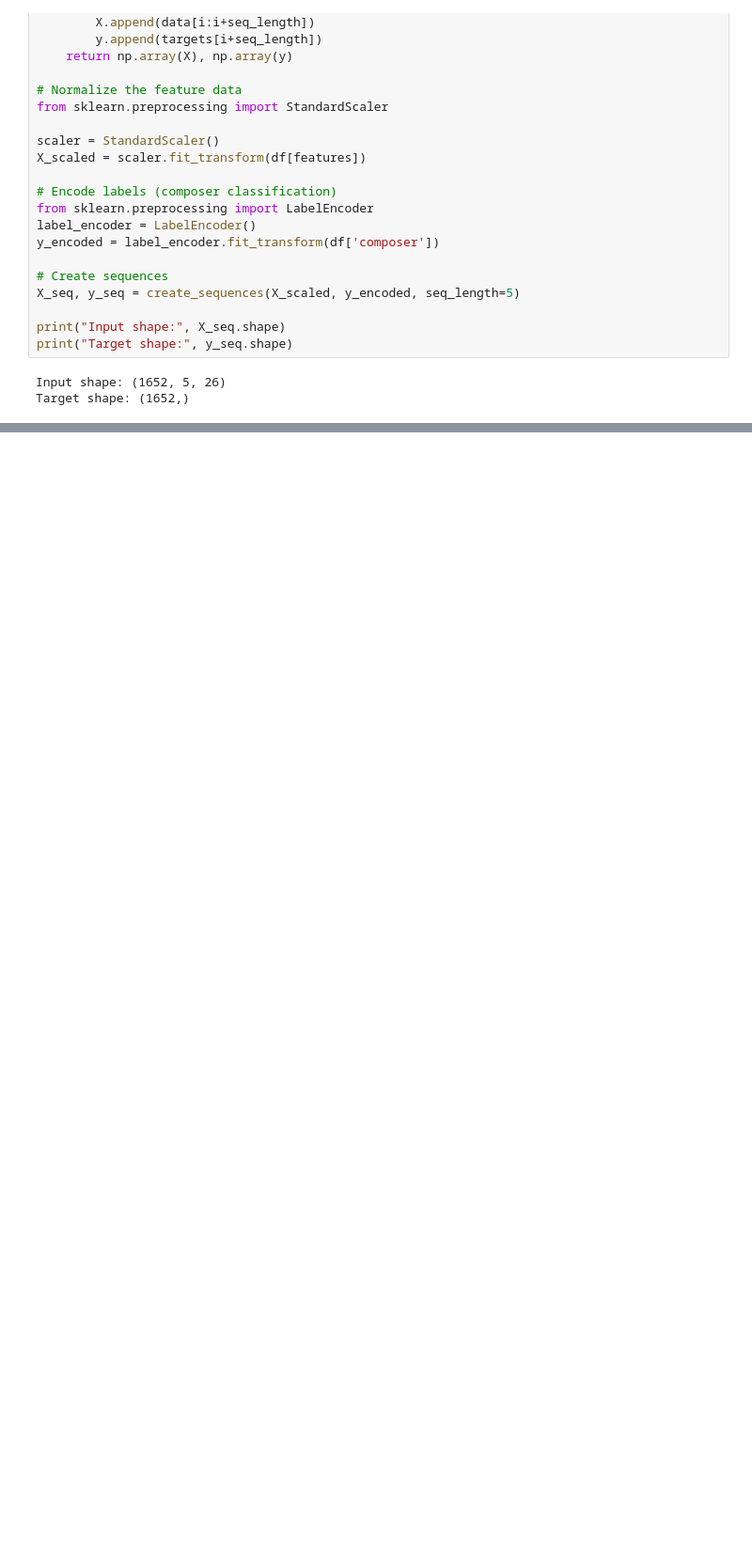
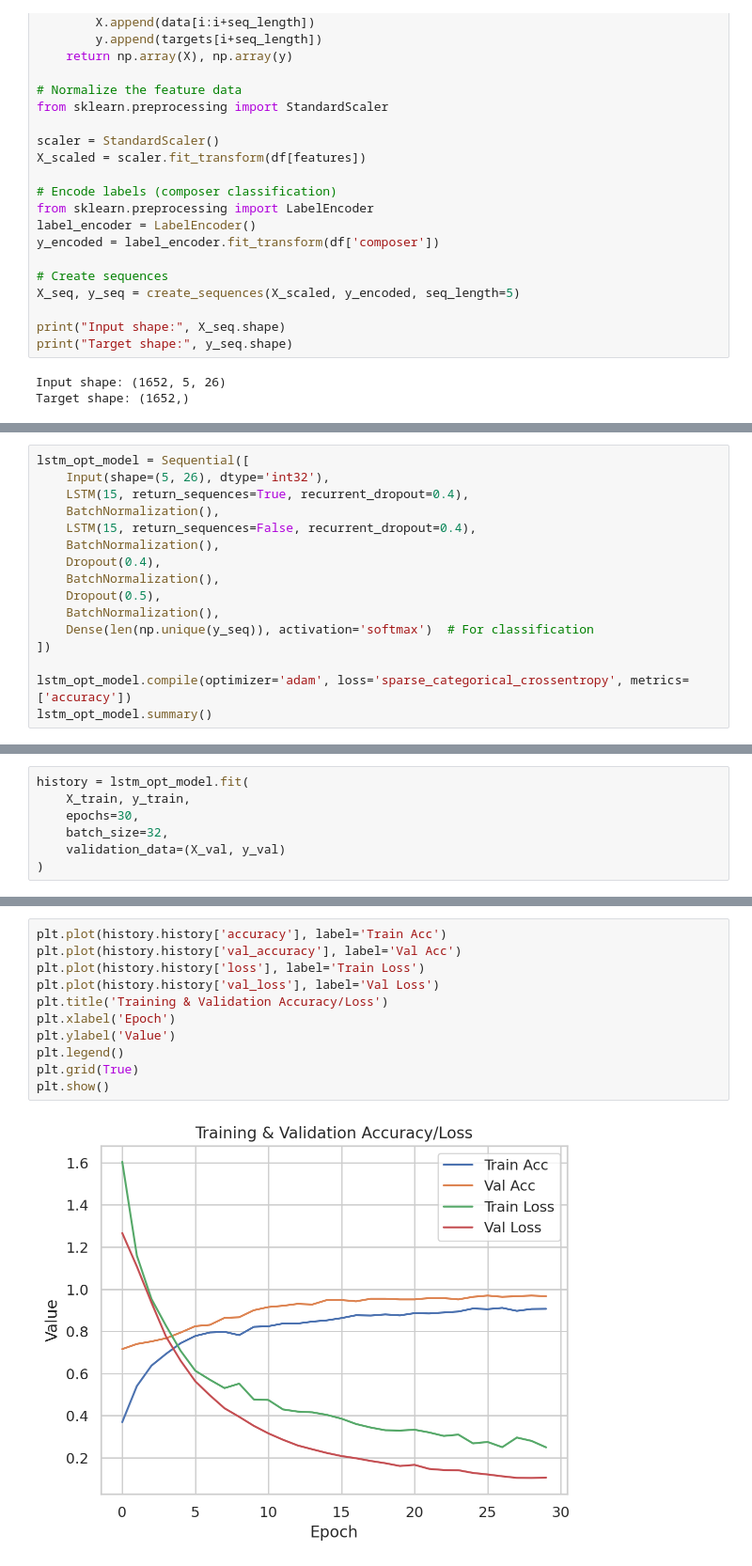
Before and after one commit to santa-dask/Music_Maestro_AI, a Jupyter notebook: AAI_511_IN2_Music_Maestro_AI-Project_new.ipynb, the cells around one changed output, grey strips where cells are left out. Shown at 94% size. Cells and saved outputs as stored; diff of their text form; blank space fills up the shorter version.

```diff
--- a/AAI_511_IN2_Music_Maestro_AI-Project_new.ipynb
+++ b/AAI_511_IN2_Music_Maestro_AI-Project_new.ipynb
@@ -614,0 +648,16 @@ plt.show()
+# %%
+lstm_opt_model = Sequential([
+    Input(shape=(5, 26), dtype='int32'),
+    LSTM(15, return_sequences=True, recurrent_dropout=0.4),
+    BatchNormalization(),
+    LSTM(15, return_sequences=False, recurrent_dropout=0.4),
+    BatchNormalization(),
+    Dropout(0.4),
+    BatchNormalization(),
+    Dropout(0.5),
+    BatchNormalization(),
+    Dense(len(np.unique(y_seq)), activation='softmax')  # For classification
+])
+
+lstm_opt_model.compile(optimizer='adam', loss='sparse_categorical_crossentropy', metrics=['accuracy'])
+lstm_opt_model.summary()
@@ -614,0 +686,7 @@ plt.show()
+# %%
+history = lstm_opt_model.fit(
+    X_train, y_train,
+    epochs=30,
+    batch_size=32,
+    validation_data=(X_val, y_val)
+)
@@ -614,0 +711,13 @@ plt.show()
+# %%
+plt.plot(history.history['accuracy'], label='Train Acc')
+plt.plot(history.history['val_accuracy'], label='Val Acc')
+plt.plot(history.history['loss'], label='Train Loss')
+plt.plot(history.history['val_loss'], label='Val Loss')
+plt.title('Training & Validation Accuracy/Loss')
+plt.xlabel('Epoch')
+plt.ylabel('Value')
+plt.legend()
+plt.grid(True)
+plt.show()
+# %% [output]
+[figure, added]
```
Also changed, not shown: parts of 24 cells of this notebook.
